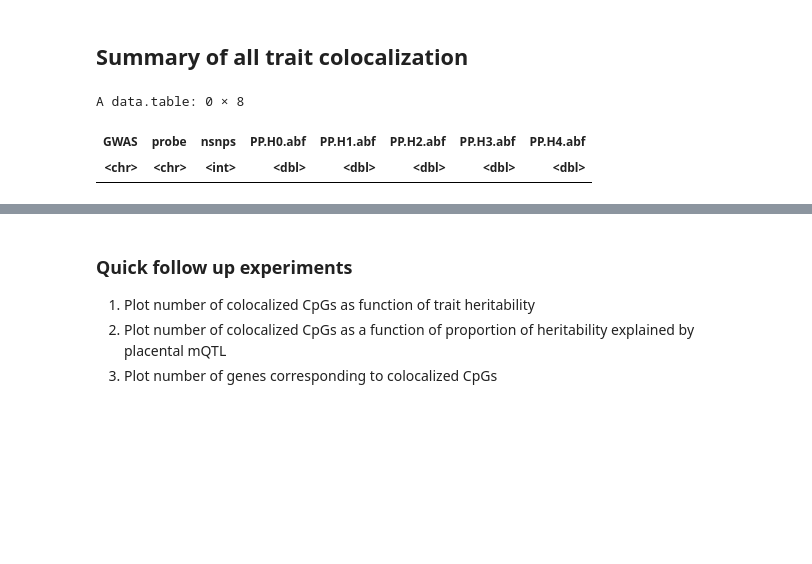
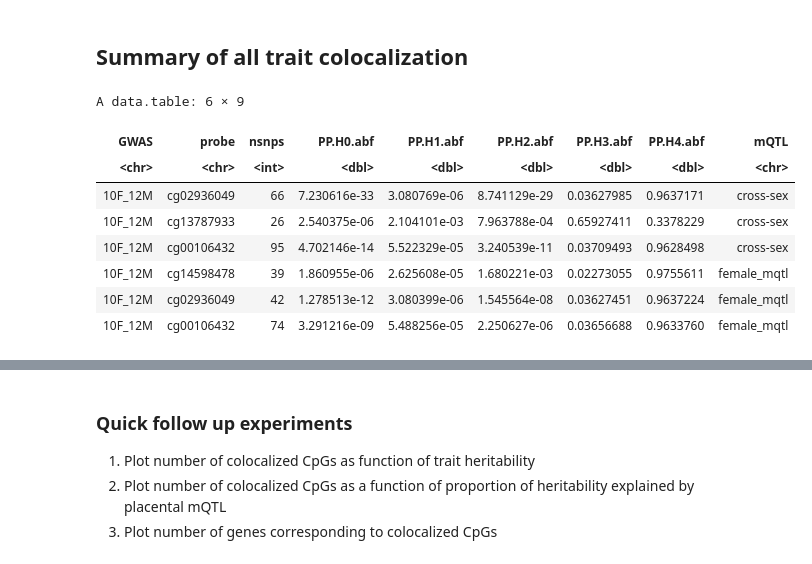
Before and after one commit to wilcas/sex_specific_mQTL, a Jupyter notebook: delahaye_mQTL_analyses/placental_mqtl_colocalization.ipynb, the cells around one changed output, grey strips where cells are left out. Drawn from its saved outputs; the diff is of its cells as text; code cells hidden in the pictures; blank space fills up the shorter version.

```diff
--- a/delahaye_mQTL_analyses/placental_mqtl_colocalization.ipynb
+++ b/delahaye_mQTL_analyses/placental_mqtl_colocalization.ipynb
@@ -288,21 +288,30 @@ sample_prev < -c(
 # %% [markdown]
 ## Summary of all trait colocalization
 # %%
-trait_coloc <- dir(here("data"),pattern= ".*_colocalization.txt",full.names = TRUE)
-sex_trait_coloc <- dir(here("data"),pattern= ".*mqtlcolocalization.txt",full.names = TRUE)
-all_coloc <- lapply(trait_coloc,fread)
-sex_stratified_coloc <- lapply(sex_trait_coloc,fread)
-names(all_coloc) <- gsub(".*/(.*)_colocalization.txt","\\1",trait_coloc)
-names(sex_stratified_coloc) <- gsub(".*/(.*)_mqtlcolocalization.txt","\\1",sex_trait_coloc)
-coloc_table <- rbindlist(all_coloc,idcol="GWAS")
+template <- ".*/(.*)_(cross-sex|male_mqtl|female_mqtl)colocalization.txt"
+sex_trait_coloc <- dir(here("data"),pattern= ".*colocalization.txt",full.names = TRUE)
+sex_stratified_coloc <- lapply(
+    sex_trait_coloc,
+    function(f){
+        df<-fread(f)
+        df$mQTL <- gsub(template,"\\2",f)
+        return(df)
+    }
+)
+names(sex_stratified_coloc) <- gsub(template,"\\1",sex_trait_coloc)
 sex_coloc_table <- rbindlist(sex_stratified_coloc,idcol="GWAS")
 # %%
-#sex_coloc_table[grepl("ECZEMA.*",GWAS)]
-coloc_table[grepl("ecz",GWAS,ignore.case = T)]
+head(sex_coloc_table)
 # %% [output]
-A data.table: 0 × 8
+A data.table: 6 × 9
-| GWAS | probe | nsnps | PP.H0.abf | PP.H1.abf | PP.H2.abf | PP.H3.abf | PP.H4.abf |
-| <chr> | <chr> | <int> | <dbl> | <dbl> | <dbl> | <dbl> | <dbl> |
+| GWAS | probe | nsnps | PP.H0.abf | PP.H1.abf | PP.H2.abf | PP.H3.abf | PP.H4.abf | mQTL |
+| <chr> | <chr> | <int> | <dbl> | <dbl> | <dbl> | <dbl> | <dbl> | <chr> |
+| 10F_12M | cg02936049 | 66 | 7.230616e-33 | 3.080769e-06 | 8.741129e-29 | 0.03627985 | 0.9637171 | cross-sex |
+| 10F_12M | cg13787933 | 26 | 2.540375e-06 | 2.104101e-03 | 7.963788e-04 | 0.65927411 | 0.3378229 | cross-sex |
+| 10F_12M | cg00106432 | 95 | 4.702146e-14 | 5.522329e-05 | 3.240539e-11 | 0.03709493 | 0.9628498 | cross-sex |
+| 10F_12M | cg14598478 | 39 | 1.860955e-06 | 2.625608e-05 | 1.680221e-03 | 0.02273055 | 0.9755611 | female_mqtl |
+| 10F_12M | cg02936049 | 42 | 1.278513e-12 | 3.080399e-06 | 1.545564e-08 | 0.03627451 | 0.9637224 | female_mqtl |
+| 10F_12M | cg00106432 | 74 | 3.291216e-09 | 5.488256e-05 | 2.250627e-06 | 0.03656688 | 0.9633760 | female_mqtl |
 # %%
 to_plot <- coloc_table[
     !grepl("MALE|BIP|ANX|MDD|TAG_CPD|AUDIT",GWAS),
```
Also changed, not shown: parts of 12 cells of this notebook, 1 other file.
